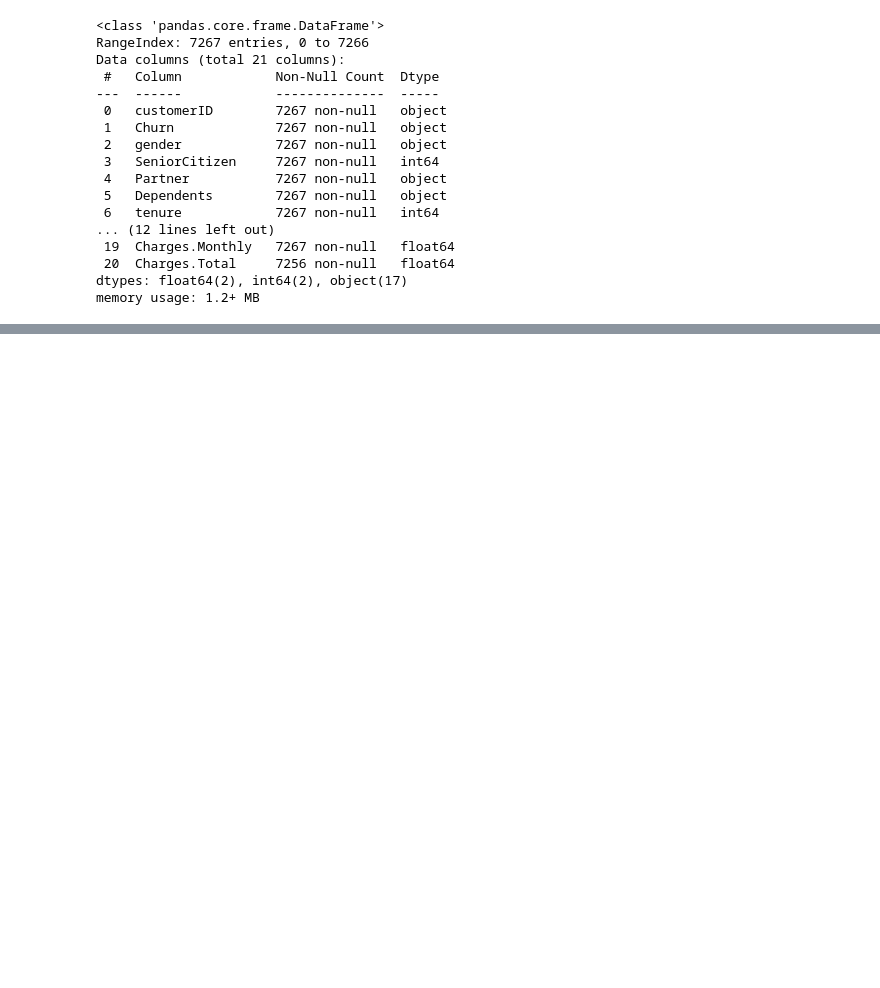
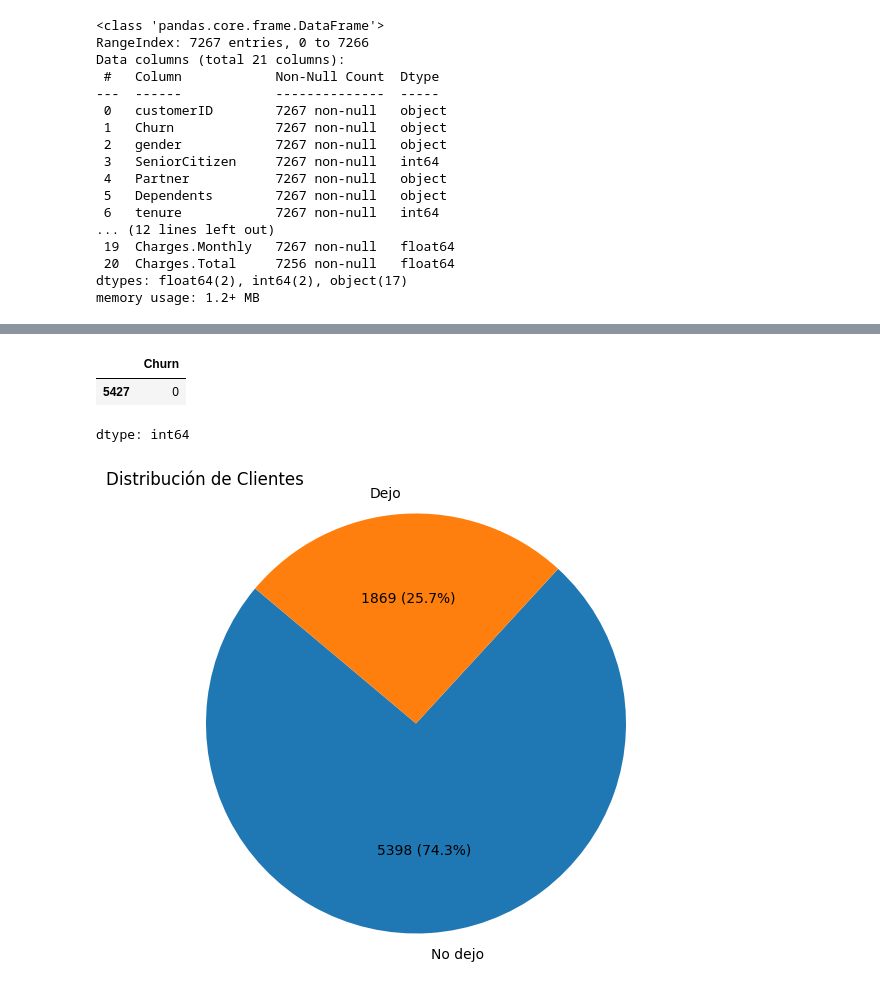
Before and after one commit to Usuarioah03/Trabajo-TelecomX, a Jupyter notebook: Untitled2.ipynb, the cells around one changed output, grey strips where cells are left out. Saved outputs shown, nothing was run; the diff lists cells and outputs as text; code cells hidden in the pictures; blank space fills up the shorter version.

```diff
--- a/Untitled2.ipynb
+++ b/Untitled2.ipynb
@@ -171,0 +108,5 @@ col_import=['Churn','tenure','InternetService','PhoneService','MultipleLines','O
+# %%
+#Pasando los datos 'STR' a valores BOOLEANOS para un mejor manejo
+columnas = ['Churn', 'Partner', 'Dependents','PhoneService','MultipleLines','DeviceProtection','TechSupport','StreamingTV','StreamingMovies','PaperlessBilling']
+mapeo = {'Yes': 1, 'No': 0}
+datos_normalizados['Churn'] = datos_normalizados['Churn'].map(mapeo)
@@ -171,0 +125,13 @@ col_import=['Churn','tenure','InternetService','PhoneService','MultipleLines','O
+# %%
+#Transformando los valores NaN a moda (El resultado mas probable) para una lectura de grafico mas comoda
+moda_churn = datos_normalizados['Churn'].mode()[0]
+datos_normalizados['Churn'] = datos_normalizados['Churn'].fillna(moda_churn)
+# %%
+#Cambiando el tipo de datos en la columna 'Churn' a int para manejarlo en la Grafica
+datos_normalizados['Churn'] = datos_normalizados['Churn'].astype(np.int64)
+# %%
+datos_normalizados['Churn'].sample()
+# %% [output]
+|  | Churn |
+| 5427 | 0 |
+dtype: int64
@@ -171,0 +140,20 @@ col_import=['Churn','tenure','InternetService','PhoneService','MultipleLines','O
+# %%
+#Definiendo variables para graficar
+#Cantidad
+clientes_churn = datos_normalizados['Churn'].value_counts()
+clientes_churn
+cantidad_total = clientes_churn.sum()
+#Variable si o no (ilustrativa )
+clientes_churn_labels = ['No dejo', 'Dejo']
+# %%
+#Grafico
+plt.figure(figsize=(8, 6))
+plt.pie(clientes_churn,
+        labels=clientes_churn_labels,
+        autopct=lambda pct: f'{int(pct / 100 * cantidad_total)} ({pct:.1f}%)',
+        startangle=140)
+plt.title('Distribución de Clientes', loc='left')
+plt.axis('equal')
+plt.show()
+# %% [output]
+[figure, added]
```
Also changed, not shown: parts of 19 cells of this notebook.
